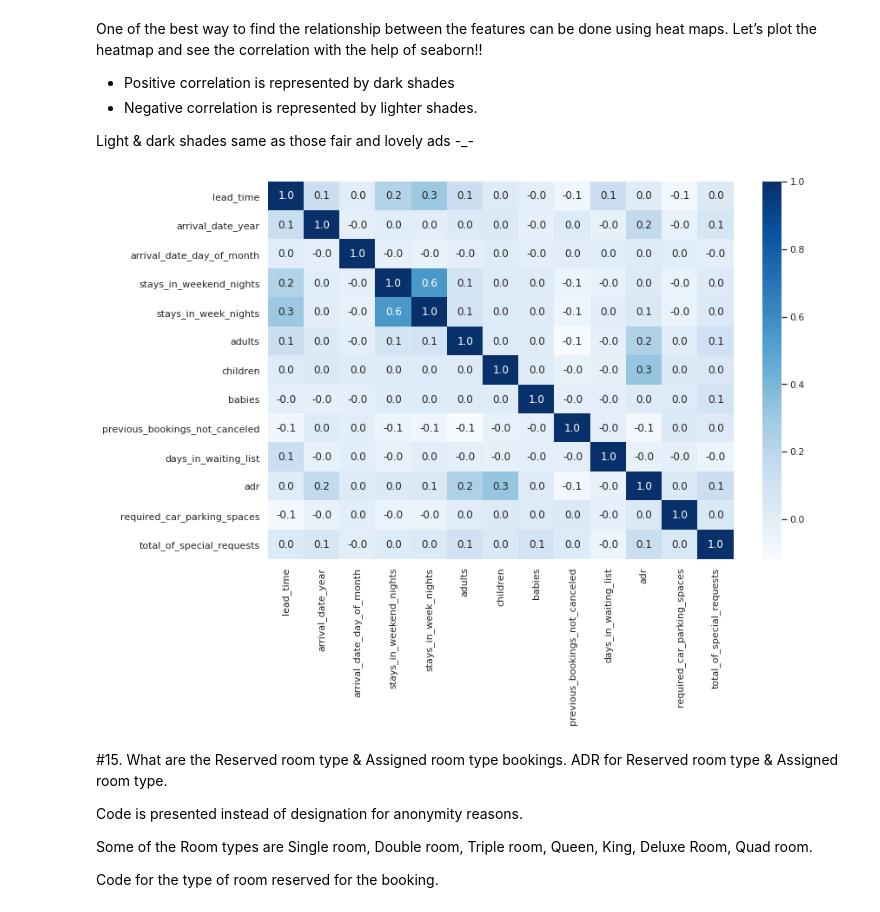
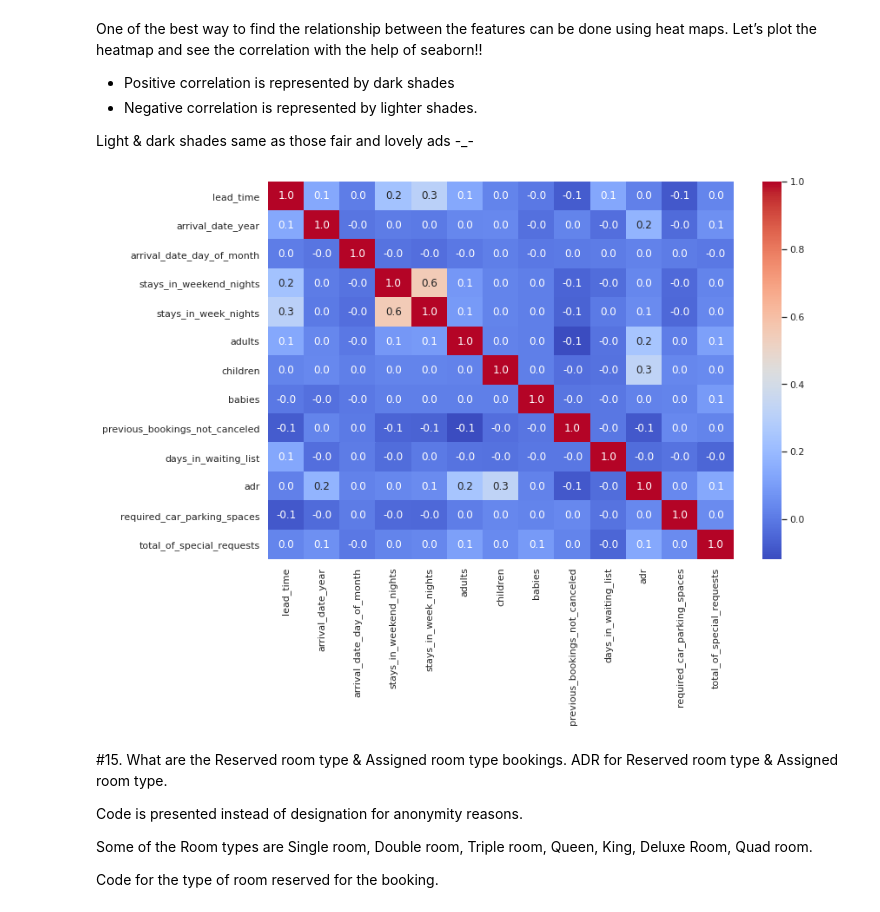
Before and after one commit to durg3sh10/Hotel_Booking_Analysis, a Jupyter notebook: Durgesh_Hotel_Booking_Analysis_Capstone_Project.ipynb, the cells around one changed output. Cells and saved outputs as stored; diff of their text form; code cells hidden in the pictures.

```diff
--- a/Durgesh_Hotel_Booking_Analysis_Capstone_Project.ipynb
+++ b/Durgesh_Hotel_Booking_Analysis_Capstone_Project.ipynb
@@ -75,7 +75,7 @@ Loading the data into the pandas data frame is certainly one of the most importa
 
 Read the csv file using read_csv() function of pandas library where each data is separated by the delimiter “,” in given data set.
 # %%
-hotel_df = pd.read_csv("/content/drive/MyDrive/Data science/Alma Better/Python/Team Capstone project/Hotel Bookings.csv")
+hotel_df = pd.read_csv("/content/drive/MyDrive/Team capstone project/Hotel Bookings.csv")
 # %% [markdown]
 #Data Exploration:-
 # %%
@@ -303,6 +313,7 @@ We will extract information from our dataset and try to answer the following que
 To answer this question, we will start by plotting a histogram for the hotel column in our dataset.
 # %%
 # Plotting types of hotel bookings
+sns.set_style("whitegrid")
 plt.figure(figsize=(6,4))
 plt.hist(not_canceled_df.hotel, color="skyblue")
 plt.xlabel("Hotel type")
@@ -811,9 +843,9 @@ One of the best way to find the relationship between the features can be done us
 Light & dark shades same as those fair and lovely ads -_-
 # %%
 fig, axes = plt.subplots(figsize=(12,8))
-sns.heatmap(hotel_df.corr(), cmap="Blues", fmt=".1f",annot= True);
+sns.heatmap(hotel_df.corr(), cmap= 'coolwarm', fmt=".1f",annot= True);
 # %% [output]
-[figure, old version]
+[figure, new version]
 # %% [markdown]
 #15. What are the Reserved room type & Assigned room type bookings. ADR for Reserved room type & Assigned room type.
 
```
Also changed, not shown: parts of 46 cells of this notebook.
